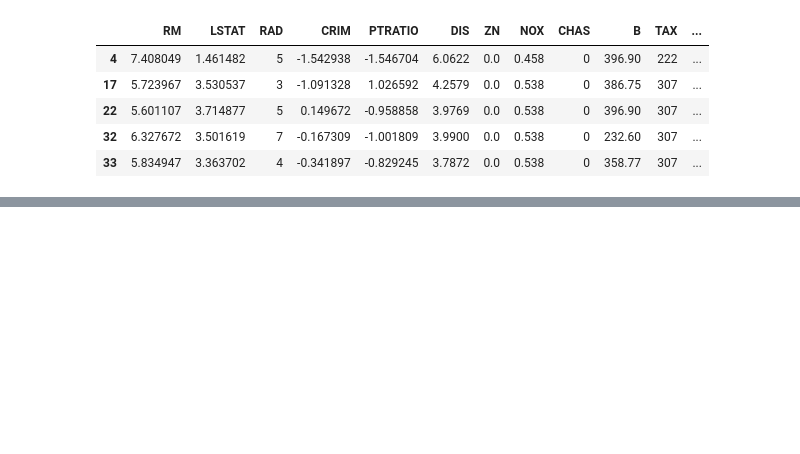
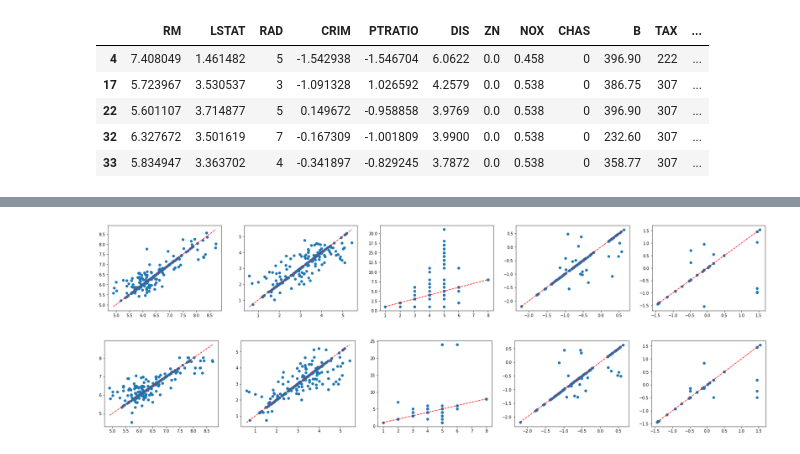
Before and after one commit to vrvrv/STA714_final, a Jupyter notebook: Imputation_result.ipynb, the cells around one changed output, grey strips where cells are left out. Cells and saved outputs as stored; diff of their text form; code cells hidden in the pictures; blank space fills up the shorter version.

```diff
--- a/Imputation_result.ipynb
+++ b/Imputation_result.ipynb
@@ -85,0 +33,8 @@ plt.show()
+# %%
+result(data_missing, data_tr, em_imp, prefix = '')
+# %% [output]
+[figure, added]
+# %%
+result(data_missing, data_tr, ce_imp, prefix = 'X1.')
+# %% [output]
+[figure, added]
```
Also changed, not shown: parts of 6 cells of this notebook, 5 other files.
